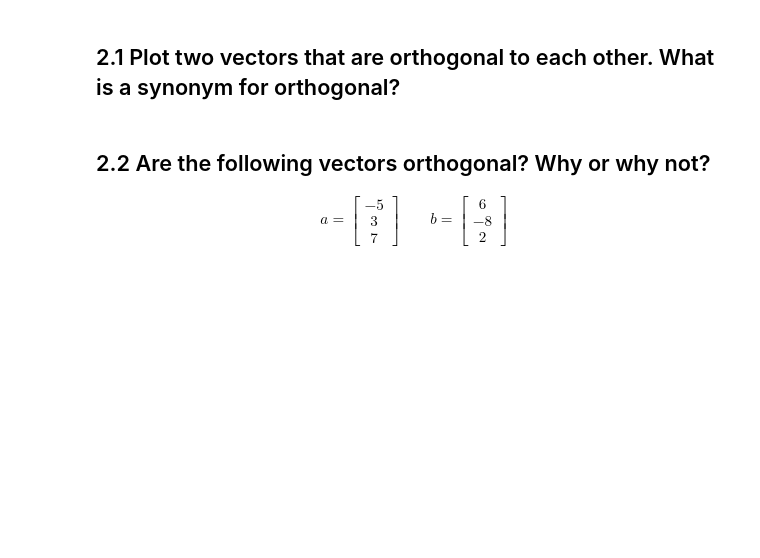
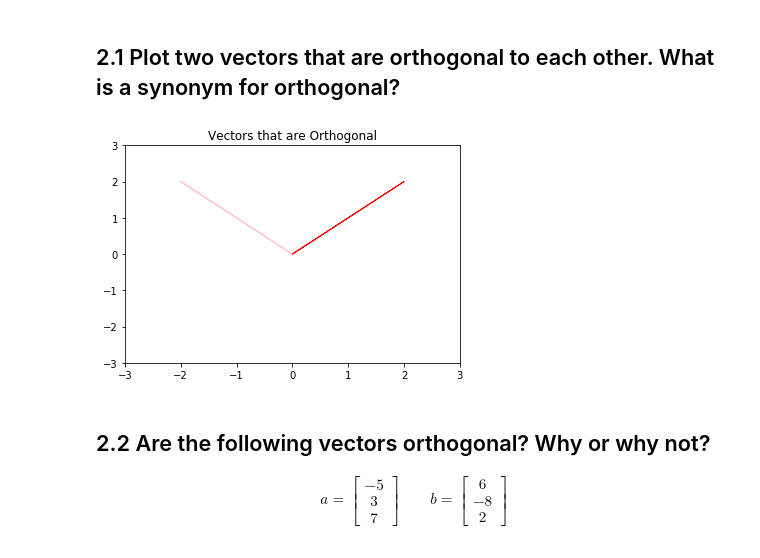
Before and after one commit to robinhester/DS-Unit-1-Sprint-3-Linear-Algebra, a Jupyter notebook: module2-intermediate-linear-algebra/Copy_of_LS_DS_132_Intermediate_Linear_Algebra_Assignment.ipynb, the cells around one changed output. Drawn from its saved outputs; the diff is of its cells as text; code cells hidden in the pictures; blank space fills up the shorter version.

```diff
--- a/module2-intermediate-linear-algebra/Copy_of_LS_DS_132_Intermediate_Linear_Algebra_Assignment.ipynb
+++ b/module2-intermediate-linear-algebra/Copy_of_LS_DS_132_Intermediate_Linear_Algebra_Assignment.ipynb
@@ -151,6 +151,18 @@ dtype: float64
 # %%
 #synonym for perpendicular
 #dot product of the transpose, the answer for an orthogonality will always be an idenity matrix
+import matplotlib.pyplot as plt
+vectors1=([-2,2])
+vectors2=([2,2])
+
+plt.arrow(0,0,vectors1[0], vectors1[1], color='Pink')
+plt.arrow(0,0,vectors2[0],vectors2[1], color='Red')
+plt.xlim(-3,3)
+plt.ylim(-3,3)
+plt.title('Vectors that are Orthogonal')
+plt.show()
+# %% [output]
+[figure, added]
 # %% [markdown]
 ## 2.2 Are the following vectors orthogonal? Why or why not?
 
```
Also changed, not shown: parts of 16 cells of this notebook.
